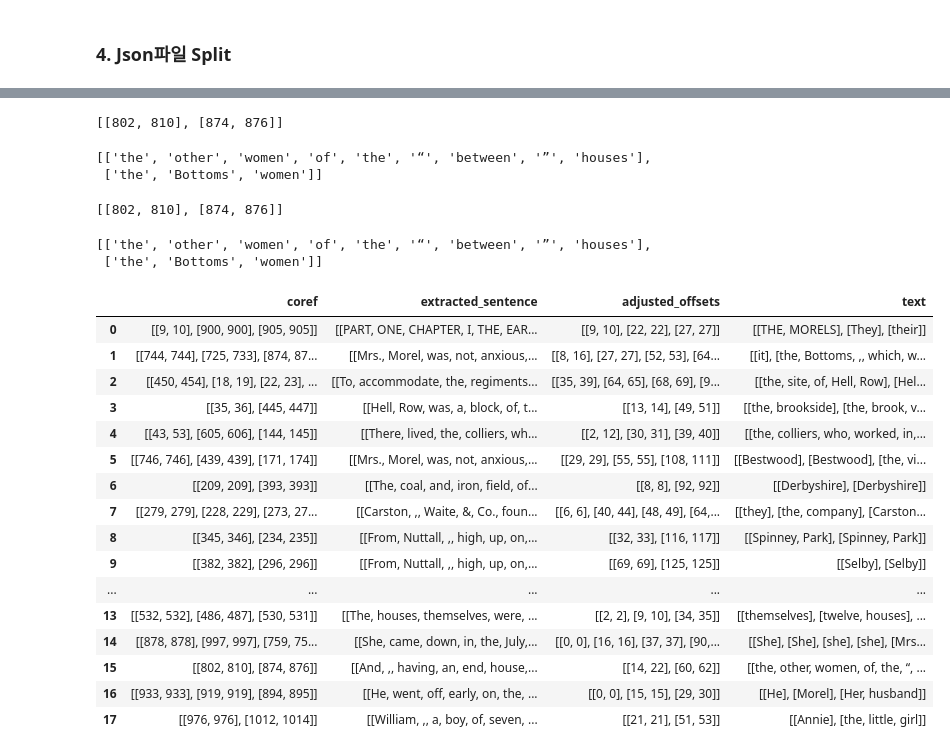
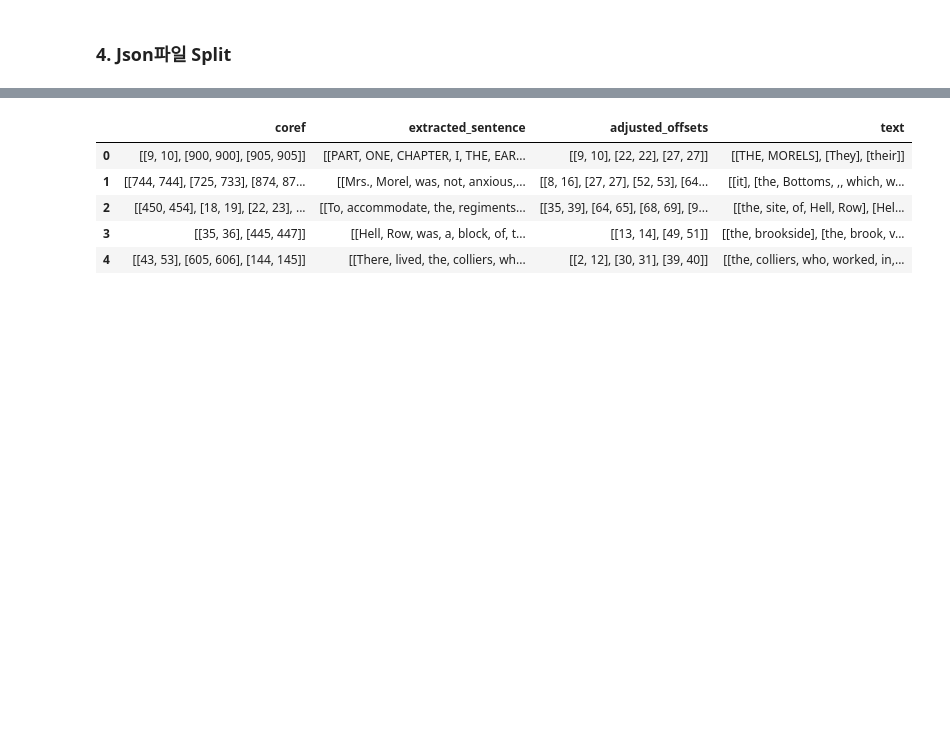
Before and after one commit to Gayeon6423/Improvement-of-the-Coreference-Resolution-model, a Jupyter notebook: post_process.ipynb, the cells around one changed output, grey strips where cells are left out. Drawn from its saved outputs; the diff is of its cells as text; code cells hidden in the pictures; blank space fills up the shorter version.

```diff
--- a/post_process.ipynb
+++ b/post_process.ipynb
@@ -499,0 +521,9 @@ with jsonlines.open("data/new_train-splitted.english.jsonlines", mode='w') as wr
+# %%
+tokens = pre_doc["tokens"] # 전체 토큰 리스트
+sentence_spans = pre_doc["sentence_spans"] # 문장 별 토큰 범위 리스트
+num_tokens = len(tokens) # 전체 토큰 수
+split_count = 2
+split_points = [i * num_tokens // split_count for i in range(1, split_count)]
+print('sentnece_spans : ', sentence_spans)
+print('num_tokens : ', num_tokens)
+print('split_points : ', split_points)
@@ -625,9 +732,24 @@ with jsonlines.open("data/LitBank/train.english.jsonlines") as read_file:
         litbank_jsons.append(line)
 
 split_litbank_jsons=[]
+with jsonlines.open("data/LitBank/train-splitted.english.jsonlines") as read_file:
+    for line in read_file.iter():
+        split_litbank_jsons.append(line)
+
+new_split_litbank_jsons=[]
 with jsonlines.open("data/new_train-splitted.english.jsonlines") as read_file:
     for line in read_file.iter():
-        split_litbank_jsons.append(line)
+        new_split_litbank_jsons.append(line)
+
+old_augment_litbank_jsons = []
+with jsonlines.open("data/litbank_augment.jsonlines") as read_file:
+    for line in read_file.iter():
+        old_augment_litbank_jsons.append(line)
+
+litbank_iaa_jsons=[]
+with jsonlines.open("data/litbank_augment_iaa.jsonlines") as read_file:
+    for line in read_file.iter():
+        litbank_iaa_jsons.append(line)
 
 split_litbank_iaa_jsons=[]
 with jsonlines.open("data/splitted_litbank_augment_iaa.jsonlines") as read_file:
@@ -659,41 +771,13 @@ litbank_df
-# %%
-litbank_df['coref'].iloc[15]
-# %% [output]
-[[802, 810], [874, 876]]
-# %%
-litbank_df['text'].iloc[15]
-# %% [output]
-[['the', 'other', 'women', 'of', 'the', '“', 'between', '”', 'houses'],
- ['the', 'Bottoms', 'women']]
-# %%
-new_litbank_df_0['coref'].iloc[15]
-# %% [output]
-[[802, 810], [874, 876]]
-# %%
-new_litbank_df_0['text'].iloc[15]
-# %% [output]
-[['the', 'other', 'women', 'of', 'the', '“', 'between', '”', 'houses'],
- ['the', 'Bottoms', 'women']]
 # %%
+# 원본 split litbank 데이터
 split_litbank_json = pd.DataFrame(split_litbank_jsons)[['doc_key', 'sentences', 'clusters']]
 split_litbank_dfs = checking(split_litbank_json)
 split_litbank_df_0 = split_litbank_dfs[0]
-split_litbank_df_0
+split_litbank_df_0.head(5)
 # %% [output]
 |  | coref | extracted_sentence | adjusted_offsets | text |
 | 0 | [[9, 10], [900, 900], [905, 905]] | [[PART, ONE, CHAPTER, I, THE, EAR... | [[9, 10], [22, 22], [27, 27]] | [[THE, MORELS], [They], [their]] |
 | 1 | [[744, 744], [725, 733], [874, 87... | [[Mrs., Morel, was, not, anxious,... | [[8, 16], [27, 27], [52, 53], [64... | [[it], [the, Bottoms, ,, which, w... |
 | 2 | [[450, 454], [18, 19], [22, 23], ... | [[To, accommodate, the, regiments... | [[35, 39], [64, 65], [68, 69], [9... | [[the, site, of, Hell, Row], [Hel... |
 | 3 | [[35, 36], [445, 447]] | [[Hell, Row, was, a, block, of, t... | [[13, 14], [49, 51]] | [[the, brookside], [the, brook, v... |
 | 4 | [[43, 53], [605, 606], [144, 145]] | [[There, lived, the, colliers, wh... | [[2, 12], [30, 31], [39, 40]] | [[the, colliers, who, worked, in,... |
-| 5 | [[746, 746], [439, 439], [171, 174]] | [[Mrs., Morel, was, not, anxious,... | [[29, 29], [55, 55], [108, 111]] | [[Bestwood], [Bestwood], [the, vi... |
-| 6 | [[209, 209], [393, 393]] | [[The, coal, and, iron, field, of... | [[8, 8], [92, 92]] | [[Derbyshire], [Derbyshire]] |
-| 7 | [[279, 279], [228, 229], [273, 27... | [[Carston, ,, Waite, &, Co., foun... | [[6, 6], [40, 44], [48, 49], [64,... | [[they], [the, company], [Carston... |
-| 8 | [[345, 346], [234, 235]] | [[From, Nuttall, ,, high, up, on,... | [[32, 33], [116, 117]] | [[Spinney, Park], [Spinney, Park]] |
-| 9 | [[382, 382], [296, 296]] | [[From, Nuttall, ,, high, up, on,... | [[69, 69], [125, 125]] | [[Selby], [Selby]] |
-| ... | ... | ... | ... | ... |
-| 13 | [[532, 532], [486, 487], [530, 531]] | [[The, houses, themselves, were, ... | [[2, 2], [9, 10], [34, 35]] | [[themselves], [twelve, houses], ... |
-| 14 | [[878, 878], [997, 997], [759, 75... | [[She, came, down, in, the, July,... | [[0, 0], [16, 16], [37, 37], [90,... | [[She], [She], [she], [she], [Mrs... |
-| 15 | [[802, 810], [874, 876]] | [[And, ,, having, an, end, house,... | [[14, 22], [60, 62]] | [[the, other, women, of, the, “, ... |
-| 16 | [[933, 933], [919, 919], [894, 895]] | [[He, went, off, early, on, the, ... | [[0, 0], [15, 15], [29, 30]] | [[He], [Morel], [Her, husband]] |
-| 17 | [[976, 976], [1012, 1014]] | [[William, ,, a, boy, of, seven, ... | [[21, 21], [51, 53]] | [[Annie], [the, little, girl]] |
```
Also changed, not shown: parts of 25 cells of this notebook.
